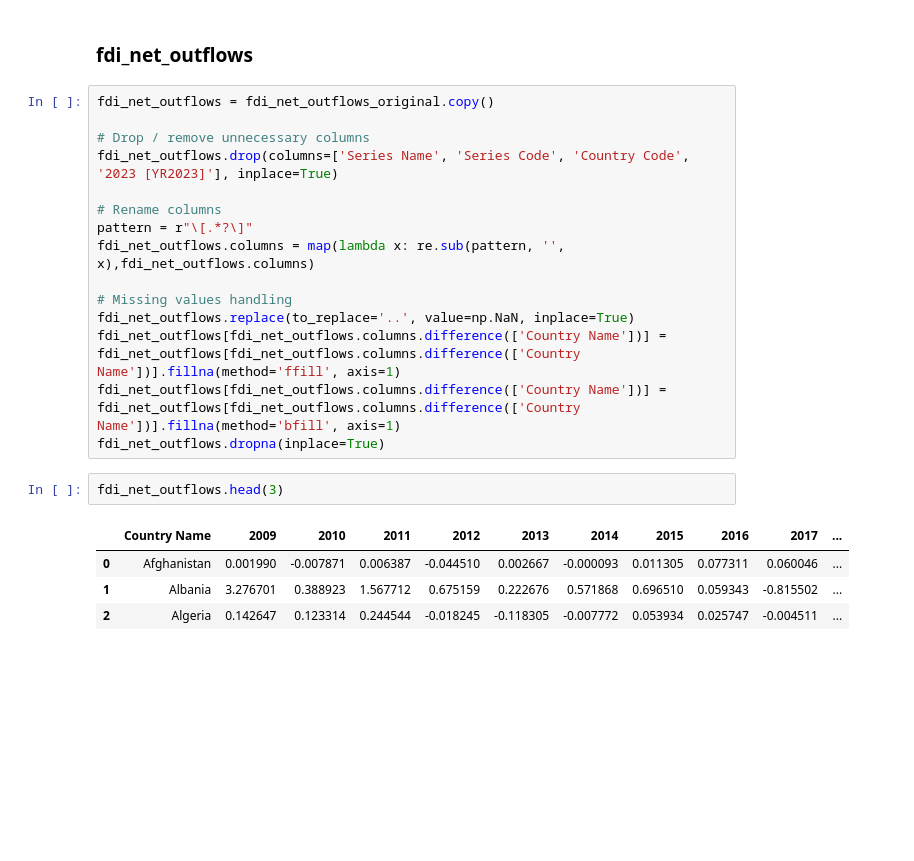
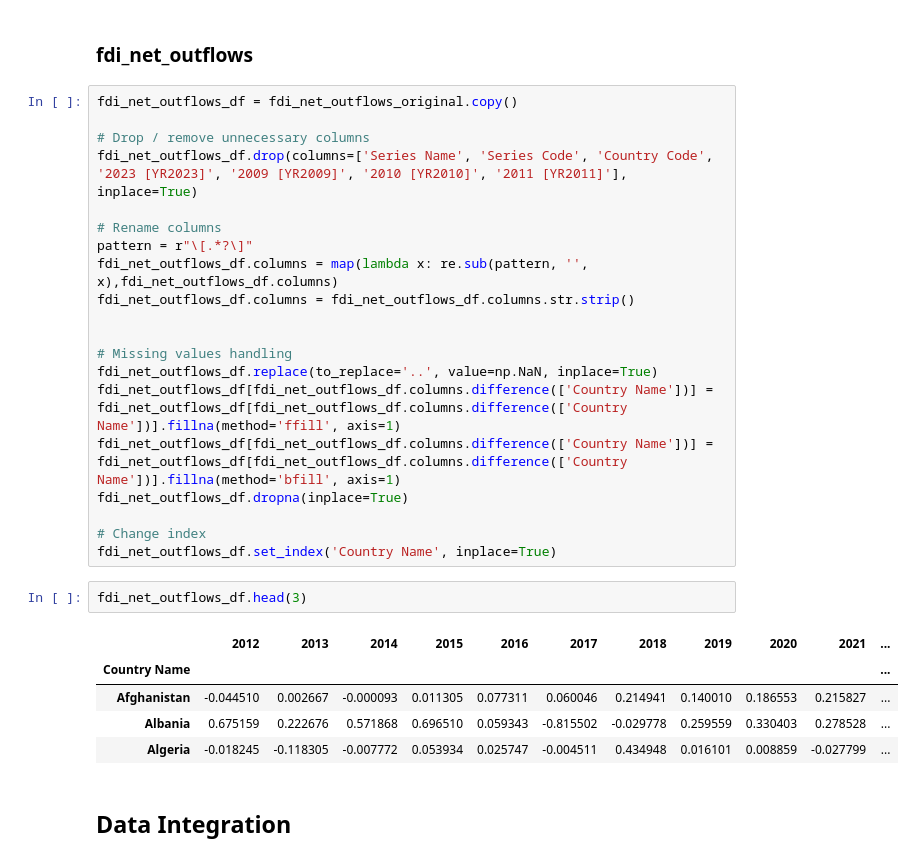
Before and after one commit to JayaWinata/DSC-RASIO-2024-Mawar_Avengers, a Jupyter notebook: etl.ipynb, the cells around one changed output. Cells and saved outputs as stored; diff of their text form; blank space fills up the shorter version.

```diff
--- a/etl.ipynb
+++ b/etl.ipynb
@@ -163,24 +184,32 @@ fdi_net_inflows.head(3)
 # %% [markdown]
 ### fdi_net_outflows
 # %%
-fdi_net_outflows = fdi_net_outflows_original.copy()
+fdi_net_outflows_df = fdi_net_outflows_original.copy()
 
 # Drop / remove unnecessary columns
-fdi_net_outflows.drop(columns=['Series Name', 'Series Code', 'Country Code', '2023 [YR2023]'], inplace=True)
+fdi_net_outflows_df.drop(columns=['Series Name', 'Series Code', 'Country Code', '2023 [YR2023]', '2009 [YR2009]', '2010 [YR2010]', '2011 [YR2011]'], inplace=True)
 
 # Rename columns
 pattern = r"\[.*?\]"
-fdi_net_outflows.columns = map(lambda x: re.sub(pattern, '', x),fdi_net_outflows.columns)
+fdi_net_outflows_df.columns = map(lambda x: re.sub(pattern, '', x),fdi_net_outflows_df.columns)
+fdi_net_outflows_df.columns = fdi_net_outflows_df.columns.str.strip()
+
 
 # Missing values handling
-fdi_net_outflows.replace(to_replace='..', value=np.NaN, inplace=True)
-fdi_net_outflows[fdi_net_outflows.columns.difference(['Country Name'])] = fdi_net_outflows[fdi_net_outflows.columns.difference(['Country Name'])].fillna(method='ffill', axis=1)
-fdi_net_outflows[fdi_net_outflows.columns.difference(['Country Name'])] = fdi_net_outflows[fdi_net_outflows.columns.difference(['Country Name'])].fillna(method='bfill', axis=1)
-fdi_net_outflows.dropna(inplace=True)
+fdi_net_outflows_df.replace(to_replace='..', value=np.NaN, inplace=True)
+fdi_net_outflows_df[fdi_net_outflows_df.columns.difference(['Country Name'])] = fdi_net_outflows_df[fdi_net_outflows_df.columns.difference(['Country Name'])].fillna(method='ffill', axis=1)
+fdi_net_outflows_df[fdi_net_outflows_df.columns.difference(['Country Name'])] = fdi_net_outflows_df[fdi_net_outflows_df.columns.difference(['Country Name'])].fillna(method='bfill', axis=1)
+fdi_net_outflows_df.dropna(inplace=True)
+
+# Change index
+fdi_net_outflows_df.set_index('Country Name', inplace=True)
 # %%
-fdi_net_outflows.head(3)
+fdi_net_outflows_df.head(3)
 # %% [output]
-|  | Country Name | 2009 | 2010 | 2011 | 2012 | 2013 | 2014 | 2015 | 2016 | 2017 | ... |
-| 0 | Afghanistan | 0.001990 | -0.007871 | 0.006387 | -0.044510 | 0.002667 | -0.000093 | 0.011305 | 0.077311 | 0.060046 | ... |
-| 1 | Albania | 3.276701 | 0.388923 | 1.567712 | 0.675159 | 0.222676 | 0.571868 | 0.696510 | 0.059343 | -0.815502 | ... |
-| 2 | Algeria | 0.142647 | 0.123314 | 0.244544 | -0.018245 | -0.118305 | -0.007772 | 0.053934 | 0.025747 | -0.004511 | ... |
+|  | 2012 | 2013 | 2014 | 2015 | 2016 | 2017 | 2018 | 2019 | 2020 | 2021 | ... |
+| Country Name |  |  |  |  |  |  |  |  |  |  | ... |
+| Afghanistan | -0.044510 | 0.002667 | -0.000093 | 0.011305 | 0.077311 | 0.060046 | 0.214941 | 0.140010 | 0.186553 | 0.215827 | ... |
+| Albania | 0.675159 | 0.222676 | 0.571868 | 0.696510 | 0.059343 | -0.815502 | -0.029778 | 0.259559 | 0.330403 | 0.278528 | ... |
+| Algeria | -0.018245 | -0.118305 | -0.007772 | 0.053934 | 0.025747 | -0.004511 | 0.434948 | 0.016101 | 0.008859 | -0.027799 | ... |
+# %% [markdown]
+## Data Integration
```
Also changed, not shown: parts of 22 cells of this notebook, 1 other file.
